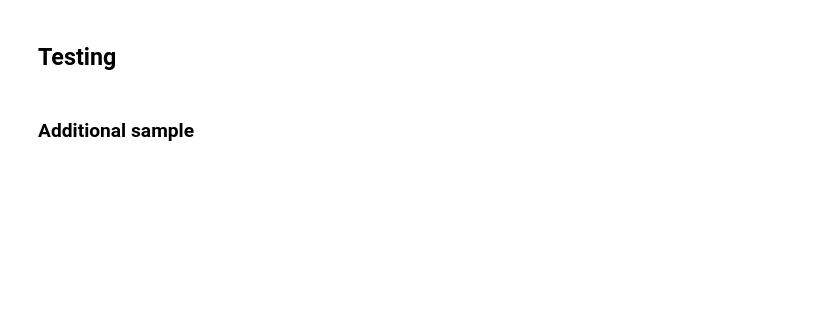
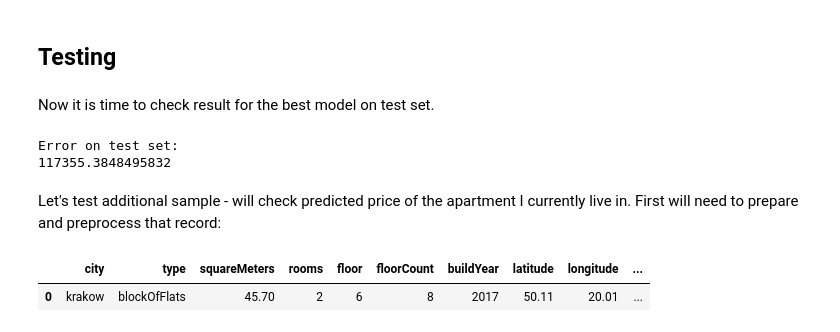
Before and after one commit to PiotrMachaj/Studies, a Jupyter notebook: Apartment Prices in Poland/apartment_prices.ipynb, the cells around one changed output. Drawn from its saved outputs; the diff is of its cells as text; code cells hidden in the pictures; blank space fills up the shorter version.

```diff
--- a/Apartment Prices in Poland/apartment_prices.ipynb
+++ b/Apartment Prices in Poland/apartment_prices.ipynb
@@ -1315,4 +953,34 @@ mse(xgb_model_reg.predict(X_sample_train), y_sample_train, squared=False), mse(x
 # %% [markdown]
 ## Testing
-# %% [markdown]
-### Additional sample
+# %% [markdown]
+Now it is time to check result for the best model on test set.
+# %%
+print("Error on test set:")
+print(mse(final_xgb.predict(X_test), y_test, squared=False))
+# %% [output]
+Error on test set:
+117355.3848495832
+# %% [markdown]
+Let's test additional sample - will check predicted price of the apartment I currently live in.
+First will need to prepare and preprocess that record:
+# %%
+# city, type, squareMeters, rooms, floor, floorCount, buildYear, latitude, longitude, centreDistance, poiCount,
+# schoolDistance,	clinicDistance,	postOfficeDistance,	kindergartenDistance, restaurantDistance, collegeDistance,
+# pharmacyDistance, ownership, buildingMaterial, condition, hasParkingSpace, hasBalcony, hasElevator, hasSecurity, hasStorageRoom,
+
+my_apartment = ['krakow', 'blockOfFlats', 45.70, 2, 6, 8, 2017,50.105879, 20.014308, 9.7, 3,  1.4, 2.4, 1.2, 0.02, 0.15, 4.7, 0.85, 'condominium', 'concreteSlab', 'low', 'no', 'yes', 'yes', 'no', 'yes' ]
+columns=['city', 'type', 'squareMeters', 'rooms', 'floor', 'floorCount',
+       'buildYear', 'latitude', 'longitude', 'centreDistance', 'poiCount',
+       'schoolDistance', 'clinicDistance', 'postOfficeDistance',
+       'kindergartenDistance', 'restaurantDistance', 'collegeDistance',
+       'pharmacyDistance', 'ownership', 'buildingMaterial', 'condition',
+       'hasParkingSpace', 'hasBalcony', 'hasElevator', 'hasSecurity',
+       'hasStorageRoom']
+
+
+df_my_apartment = pd.DataFrame([my_apartment], columns=columns)
+
+df_my_apartment
+# %% [output]
+|  | city | type | squareMeters | rooms | floor | floorCount | buildYear | latitude | longitude | ... |
+| 0 | krakow | blockOfFlats | 45.70 | 2 | 6 | 8 | 2017 | 50.11 | 20.01 | ... |
```
Also changed, not shown: parts of 102 cells of this notebook.
